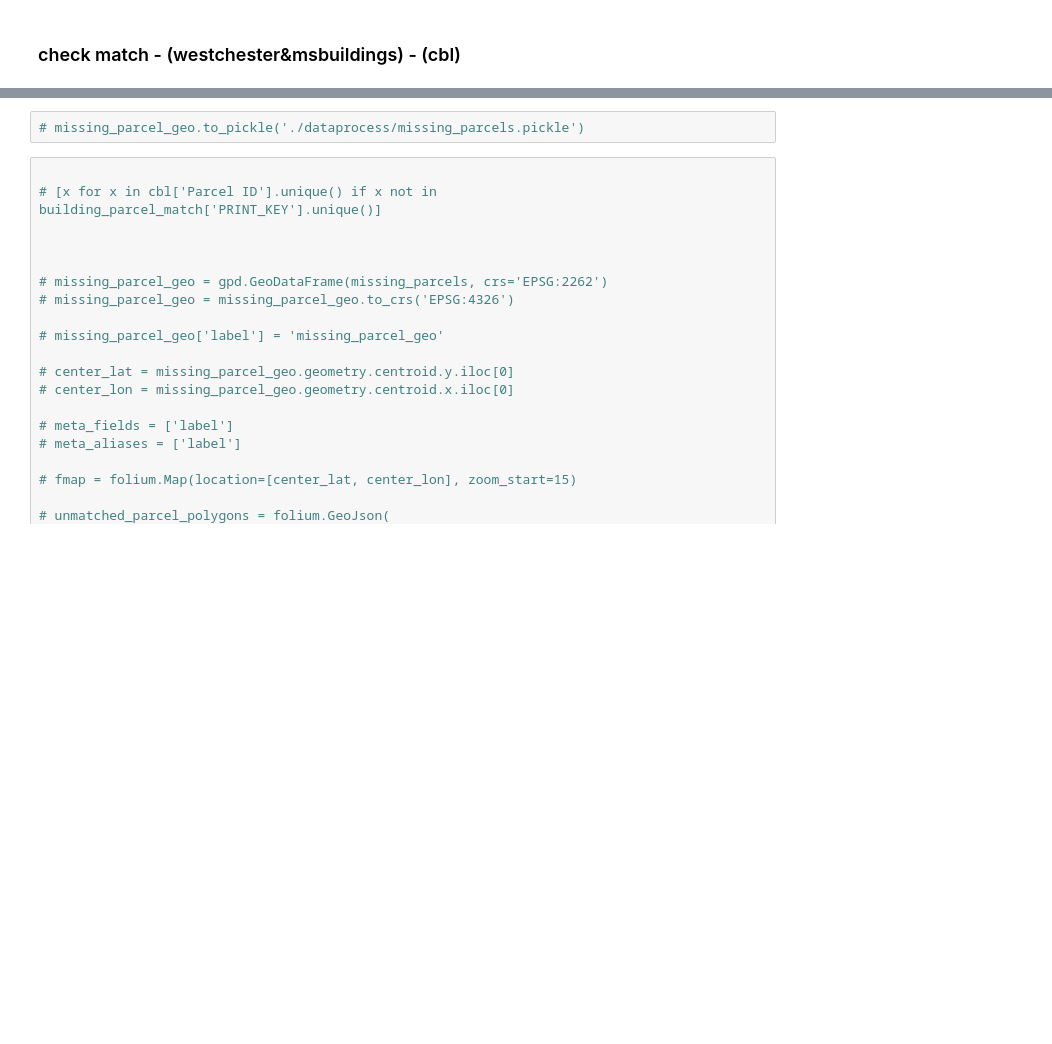
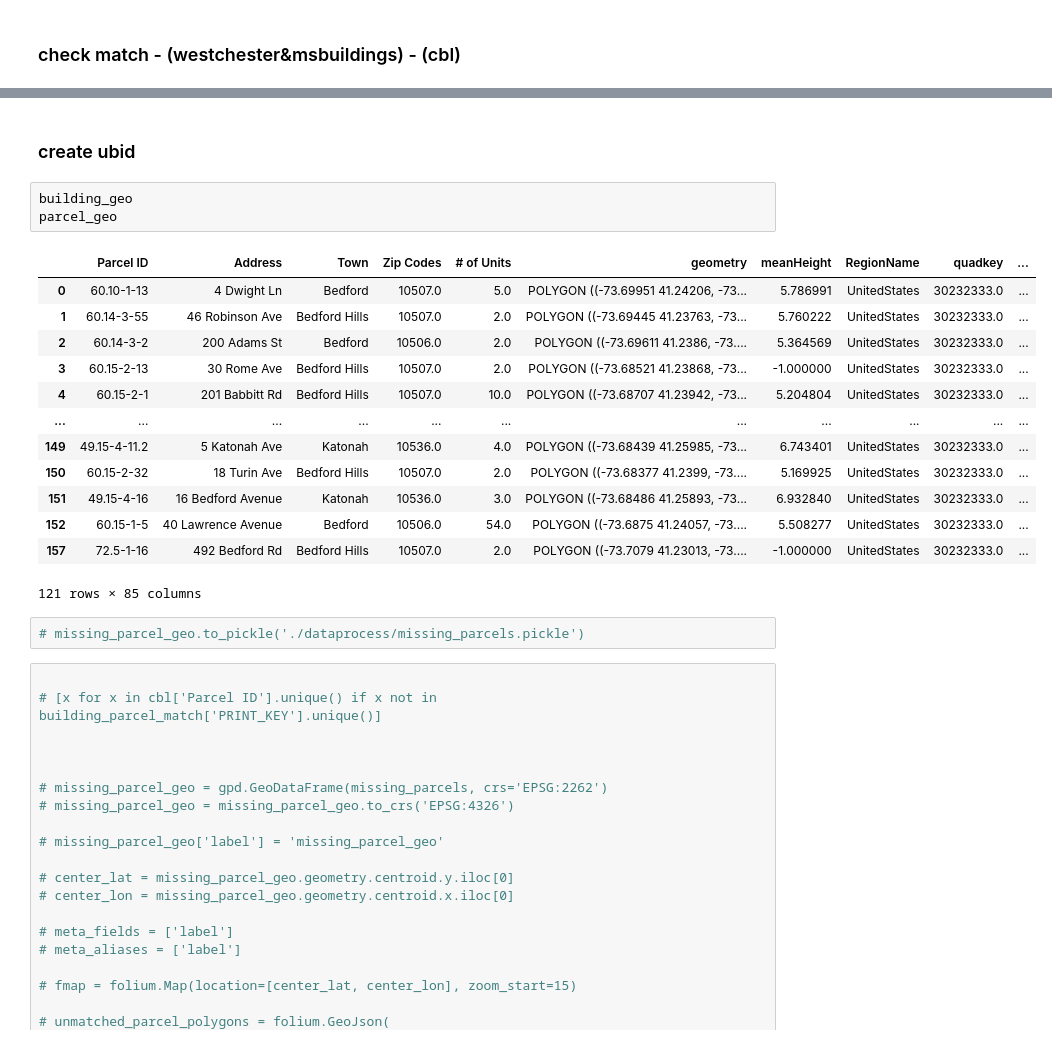
Before and after one commit to msweeney-pnnl/ubid-bedford, a Jupyter notebook: notebooks/02_map_buildings_to_parcels.ipynb, the cells around one changed output, grey strips where cells are left out. Drawn from its saved outputs; the diff is of its cells as text; blank space fills up the shorter version.

Commit message:
start process ubid

```diff
--- a/notebooks/02_map_buildings_to_parcels.ipynb
+++ b/notebooks/02_map_buildings_to_parcels.ipynb
@@ -316,3 +366,22 @@ parcel_polygons = folium.GeoJson(
+# %% [markdown]
+### create ubid
+# %%
+building_geo
+parcel_geo
+# %% [output]
+|  | Parcel ID | Address | Town | Zip Codes | # of Units | geometry | meanHeight | RegionName | quadkey | ... |
+| 0 | 60.10-1-13 | 4 Dwight Ln | Bedford | 10507.0 | 5.0 | POLYGON ((-73.69951 41.24206, -73... | 5.786991 | UnitedStates | 30232333.0 | ... |
+| 1 | 60.14-3-55 | 46 Robinson Ave | Bedford Hills | 10507.0 | 2.0 | POLYGON ((-73.69445 41.23763, -73... | 5.760222 | UnitedStates | 30232333.0 | ... |
+| 2 | 60.14-3-2 | 200 Adams St | Bedford | 10506.0 | 2.0 | POLYGON ((-73.69611 41.2386, -73.... | 5.364569 | UnitedStates | 30232333.0 | ... |
+| 3 | 60.15-2-13 | 30 Rome Ave | Bedford Hills | 10507.0 | 2.0 | POLYGON ((-73.68521 41.23868, -73... | -1.000000 | UnitedStates | 30232333.0 | ... |
+| 4 | 60.15-2-1 | 201 Babbitt Rd | Bedford Hills | 10507.0 | 10.0 | POLYGON ((-73.68707 41.23942, -73... | 5.204804 | UnitedStates | 30232333.0 | ... |
+| ... | ... | ... | ... | ... | ... | ... | ... | ... | ... | ... |
+| 149 | 49.15-4-11.2 | 5 Katonah Ave | Katonah | 10536.0 | 4.0 | POLYGON ((-73.68439 41.25985, -73... | 6.743401 | UnitedStates | 30232333.0 | ... |
+| 150 | 60.15-2-32 | 18 Turin Ave | Bedford Hills | 10507.0 | 2.0 | POLYGON ((-73.68377 41.2399, -73.... | 5.169925 | UnitedStates | 30232333.0 | ... |
+| 151 | 49.15-4-16 | 16 Bedford Avenue | Katonah | 10536.0 | 3.0 | POLYGON ((-73.68486 41.25893, -73... | 6.932840 | UnitedStates | 30232333.0 | ... |
+| 152 | 60.15-1-5 | 40 Lawrence Avenue | Bedford | 10506.0 | 54.0 | POLYGON ((-73.6875 41.24057, -73.... | 5.508277 | UnitedStates | 30232333.0 | ... |
+| 157 | 72.5-1-16 | 492 Bedford Rd | Bedford Hills | 10507.0 | 2.0 | POLYGON ((-73.7079 41.23013, -73.... | -1.000000 | UnitedStates | 30232333.0 | ... |
+121 rows × 85 columns
 # %%
 # missing_parcel_geo.to_pickle('./dataprocess/missing_parcels.pickle')
 # %%
```
Also changed, not shown: parts of 5 cells of this notebook, 13 other files.
